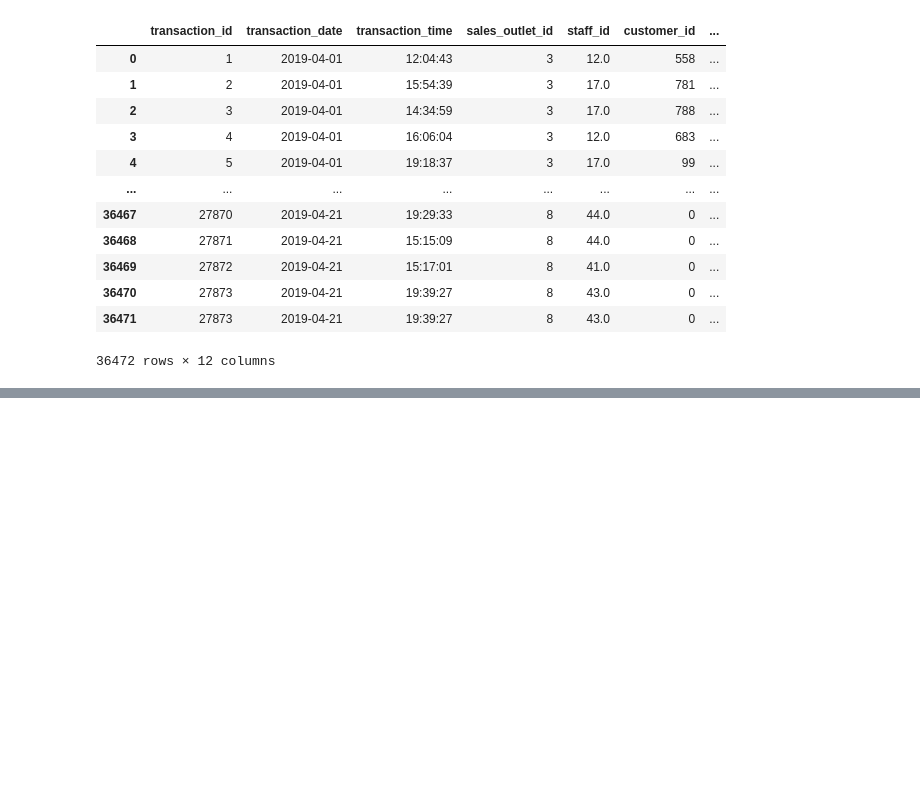
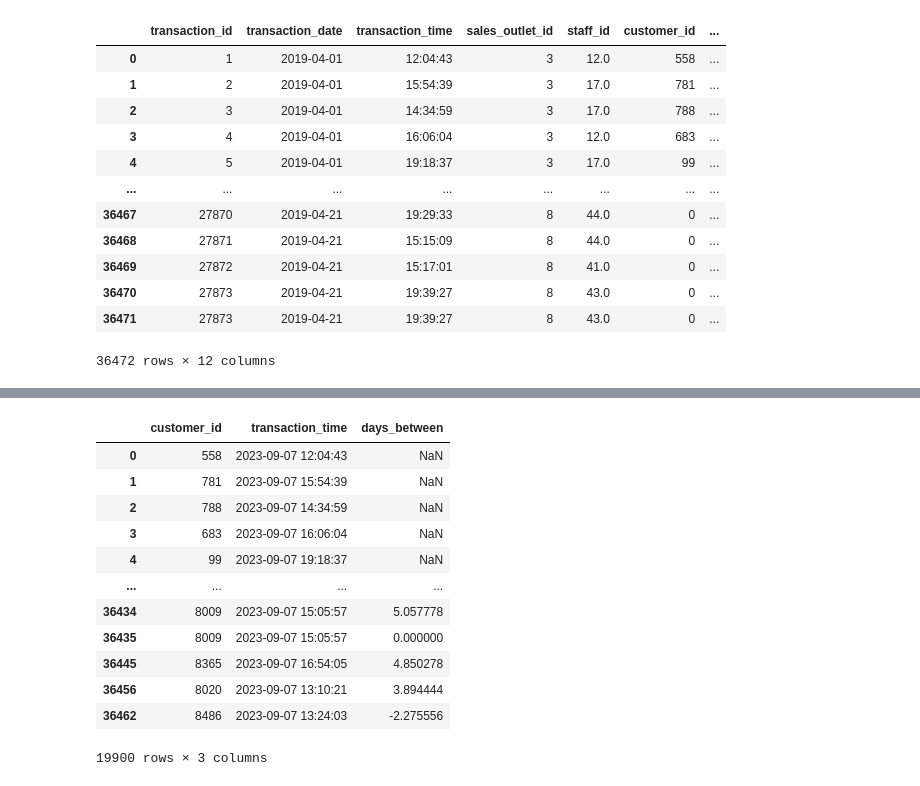
Before and after one commit to coffee-shop-analysis/coffee_project, a Jupyter notebook: explore_j.ipynb, the cells around one changed output, grey strips where cells are left out. Saved outputs shown, nothing was run; the diff lists cells and outputs as text; code cells hidden in the pictures; blank space fills up the shorter version.

```diff
--- a/explore_j.ipynb
+++ b/explore_j.ipynb
@@ -366,0 +419,4 @@ train
+# %%
+membership_customers_visits_avg = membership_customers[['customer_id','transaction_time', 'transaction_date']]
+# %%
+membership_customers_visits_avg.transaction_time = pd.to_datetime(membership_customers_visits_avg.transaction_time)
@@ -366,0 +433,16 @@ train
+# %%
+membership_customers_visits_avg
+# %% [output]
+|  | customer_id | transaction_time | days_between |
+| 0 | 558 | 2023-09-07 12:04:43 | NaN |
+| 1 | 781 | 2023-09-07 15:54:39 | NaN |
+| 2 | 788 | 2023-09-07 14:34:59 | NaN |
+| 3 | 683 | 2023-09-07 16:06:04 | NaN |
+| 4 | 99 | 2023-09-07 19:18:37 | NaN |
+| ... | ... | ... | ... |
+| 36434 | 8009 | 2023-09-07 15:05:57 | 5.057778 |
+| 36435 | 8009 | 2023-09-07 15:05:57 | 0.000000 |
+| 36445 | 8365 | 2023-09-07 16:54:05 | 4.850278 |
+| 36456 | 8020 | 2023-09-07 13:10:21 | 3.894444 |
+| 36462 | 8486 | 2023-09-07 13:24:03 | -2.275556 |
+19900 rows × 3 columns
```
Also changed, not shown: parts of 10 cells of this notebook.
